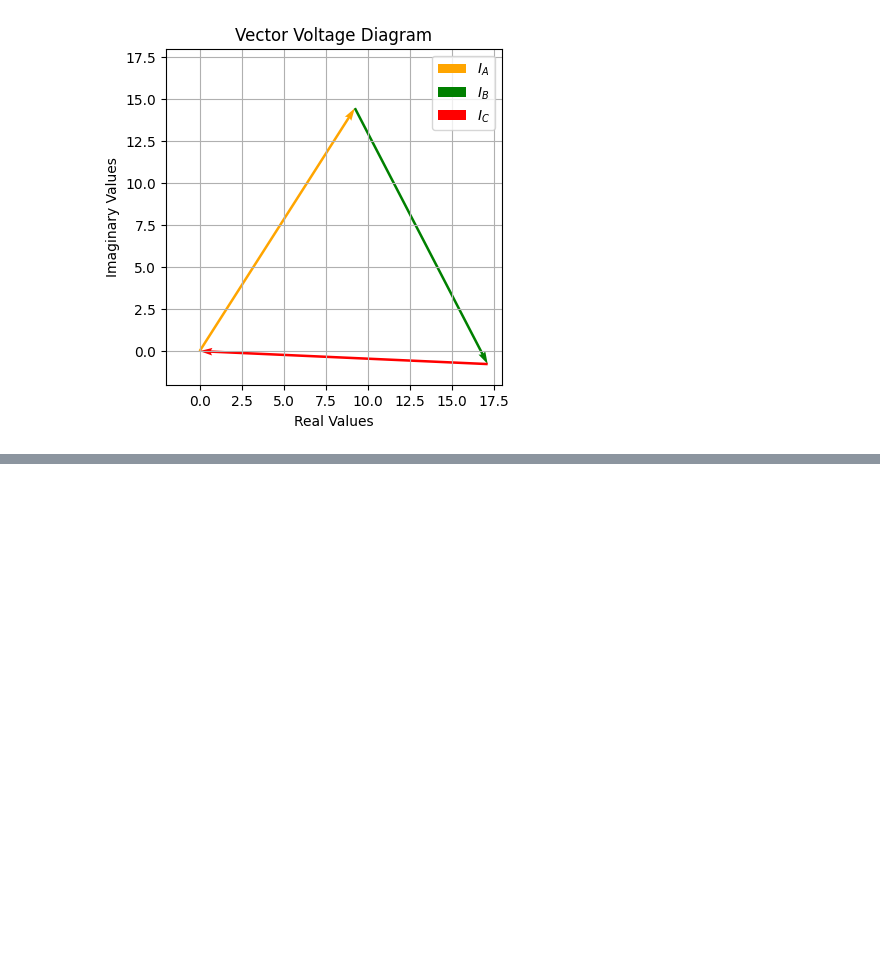
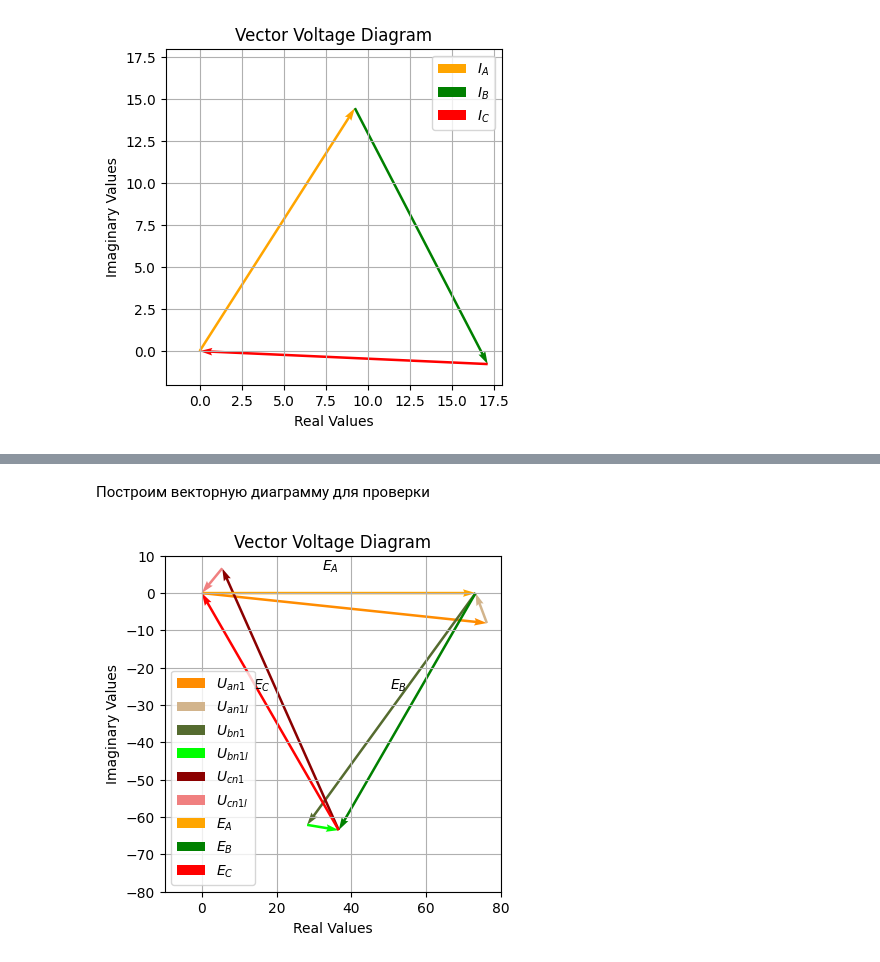
Before and after one commit to M007AX/Coursework-part-III-TBE, a Jupyter notebook: Курсовая_по_ТОЭ_3я_часть.ipynb, the cells around one changed output, grey strips where cells are left out. Drawn from its saved outputs; the diff is of its cells as text; code cells hidden in the pictures; blank space fills up the shorter version.

```diff
--- a/Курсовая_по_ТОЭ_3я_часть.ipynb
+++ b/Курсовая_по_ТОЭ_3я_часть.ipynb
@@ -164,0 +175,48 @@ plt.subplots_adjust(left=0.15, right=0.85, top=0.85, bottom=0.15)
+# %%
+Z_n1 = 2 - 4j
+Z_l = 0.3 + 0.4j
+
+U_an1 = I_A * Z_n1
+U_bn1 = I_B * Z_n1
+U_cn1 = I_C * Z_n1
+
+U_an1l = I_A * Z_l
+U_bn1l = I_B * Z_l
+U_cn1l = I_C * Z_l
+# %%
+Voltages_abcn = {
+    '$U_{an1}$': {'magnitude': abs(U_an1), 'angle': np.angle(U_an1), 'color': 'darkorange'},
+    '$U_{an1l}$': {'magnitude': abs(U_an1l), 'angle': np.angle(U_an1l), 'color': 'tan'},
+    '$U_{bn1}$': {'magnitude': abs(U_bn1), 'angle': np.angle(U_bn1), 'color': 'darkolivegreen'},
+    '$U_{bn1l}$': {'magnitude': abs(U_bn1l), 'angle': np.angle(U_bn1l), 'color': 'lime'},
+    '$U_{cn1}$': {'magnitude': abs(U_cn1), 'angle': np.angle(U_cn1), 'color': 'darkred'},
+    '$U_{cn1l}$': {'magnitude': abs(U_cn1l), 'angle': np.angle(U_cn1l), 'color': 'lightcoral'},
+}
+
+Voltages_abcnl = {
+    '$U_{an1l}$': {'magnitude': abs(U_an1l), 'angle': np.angle(U_an1l), 'color': 'orange'},
+    '$U_{bn1l}$': {'magnitude': abs(U_bn1l), 'angle': np.angle(U_bn1l), 'color': 'green'},
+    '$U_{cn1l}$': {'magnitude': abs(U_cn1l), 'angle': np.angle(U_cn1l), 'color': 'red'},
+}
+# %% [markdown]
+Построим векторную диаграмму для проверки
+# %%
+create_vector_diagram_no_text(Voltages_abcn)
+create_vector_diagram_text(Volatage_input)
+
+
+plt.tight_layout()
+plt.legend()
+plt.gca().set_aspect('equal', adjustable='box')
+plt.grid()
+
+plt.title("Vector Voltage Diagram")
+plt.xlabel("Real Values")
+plt.ylabel("Imaginary Values")
+
+plt.xlim(-10, 80)
+plt.ylim(-80, 10)
+
+plt.subplots_adjust(left=0.15, right=0.85, top=0.85, bottom=0.15)
+# %% [output]
+[figure, added]
```
Also changed, not shown: parts of 2 cells of this notebook.
